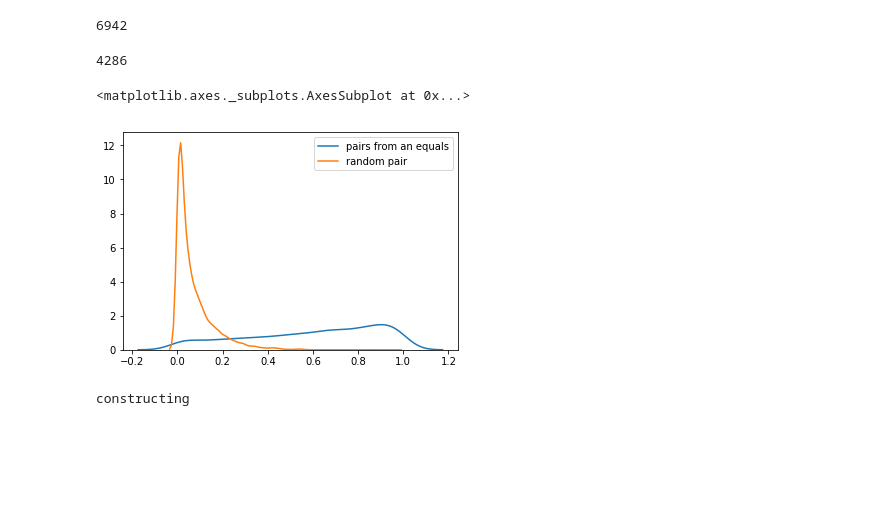
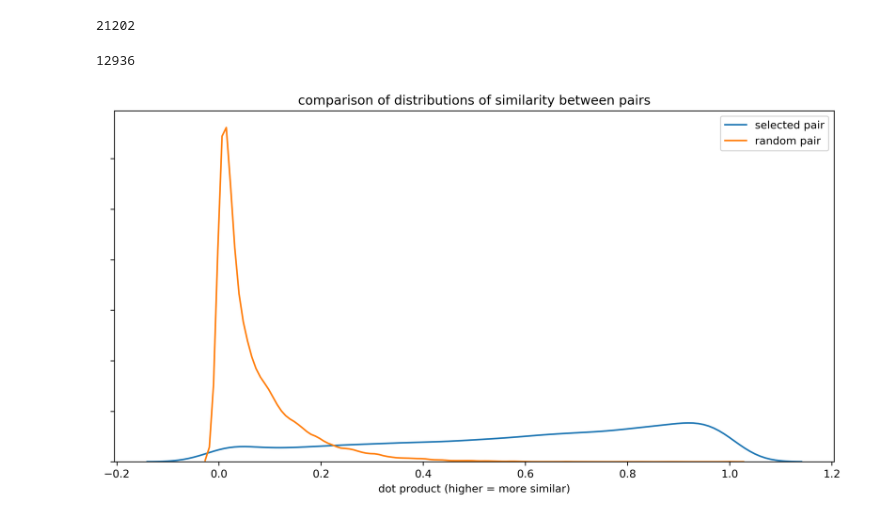
Before and after one commit to samghelms/similar_eqs_senior_proj, a Jupyter notebook: tf-idf benchmark.ipynb, the cells around one changed output. Drawn from its saved outputs; the diff is of its cells as text; code cells hidden in the pictures; blank space fills up the shorter version.

Commit message:
final report

```diff
--- a/tf-idf benchmark.ipynb
+++ b/tf-idf benchmark.ipynb
@@ -0,0 +1,8 @@
+# %%
+import glob
+files = glob.glob('all_eqs/*.jsonlist')
+eq_ct = 0
+for f in files:
+    with open(f) as processed:
+        for i, line in enumerate(processed):
+            eq_ct += 1
@@ -1,13 +13,17 @@
 # %%
 import json
 import glob
-eqs = []
-files = glob.glob('pipeline_out/*.jsonlist')
-for f in files:
-    with open(f) as processed:
-        for i, line in enumerate(processed):
-            eqs.append(json.loads(line)['aligned'])
-            eq
+files = glob.glob('all_eqs/*.jsonlist')
+def read(files, eq_ct):
+    eqs = []
+    for f in files:
+        with open(f) as processed:
+            for i, line in enumerate(processed):
+                eqs.append(json.loads(line)['aligned'])
+                eq_ct += 1
+                if eq_ct == 10000:
+                    return eqs
+eqs = read(files, 0)
 # %%
 from gensim.models import TfidfModel
 from gensim.corpora import Dictionary
@@ -79,46 +91,27 @@ for aligned_eqs in eqs:
 # %%
 len(rand_dists)
 # %% [output]
-6942
+21202
 # %%
 len(all_dists)
 # %% [output]
-4286
+12936
 # %%
 %matplotlib inline
 import pandas as pd
 import seaborn as sns
+import matplotlib.pyplot as plt
+# test = pd.DataFrame([all_dists, rand_dists])
+fig, ax = plt.subplots(1, 1, figsize = (12, 6), dpi=300)
 
-# test = pd.DataFrame([all_dists, rand_dists])
+sns.distplot(all_dists, hist=False, rug=False, label='selected pair')
+sns.distplot(rand_dists, hist=False, rug=False, label = 'random pair')
+plt.setp( ax.get_yticklabels(), visible=False)
+ax.set_xlabel('dot product (higher = more similar)')
+ax.set_title('comparison of distributions of similarity between pairs')
 
-sns.distplot(all_dists, hist=False, rug=False, label='pairs from an equals')
-sns.distplot(rand_dists, hist=False, rug=False, label = 'random pair')
+
+
+plt.savefig('report/pairs_comparison.png')
 # %% [output]
-<matplotlib.axes._subplots.AxesSubplot at 0x...>
-[figure, old version]
+[figure, new version]
-# %%
-from modules.ibm_eqs.vocab import Vocab
-from modules.ibm_eqs.tr_embed import TREmbed
-
-# eqs = []
-#     filename = sys.argv[1]
-#     with open(filename, 'r') as infile:
-#         for i, line in enumerate(infile):
-#             try:
-#                 line = json.loads(line)
-#             except:
-#                 continue
-#             line_len = len(line['clean_split_filtered_tokenized'])
-#             if line_len == 2:
-#                 eqs.append((line['clean_split_filtered_tokenized'][0], line['clean_split_filtered_tokenized'][1]))
-#             if i == 1000000:
-#                 break
-# print("read all lines")
-# print("{num} equations detected".format(num=len(eqs)))
-eqs_matt = [eq for eq in eqs if len(eq) == 2]
-v_f = Vocab(eqs_matt)
-print("constructing")
-eqs_matt_reverse = [(eq[1], eq[0]) for eq in eqs_matt]
-v_e = Vocab(eqs_matt_reverse)
-# %% [output]
-constructing
```
Also changed, not shown: parts of 12 cells of this notebook, 7 other files.
